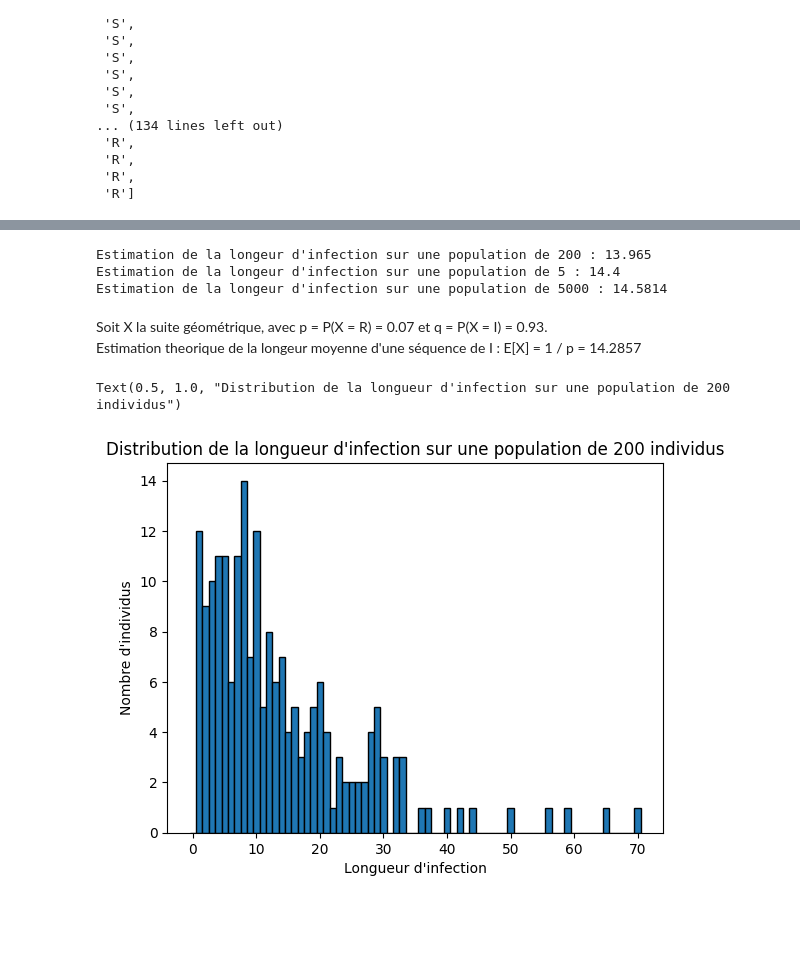
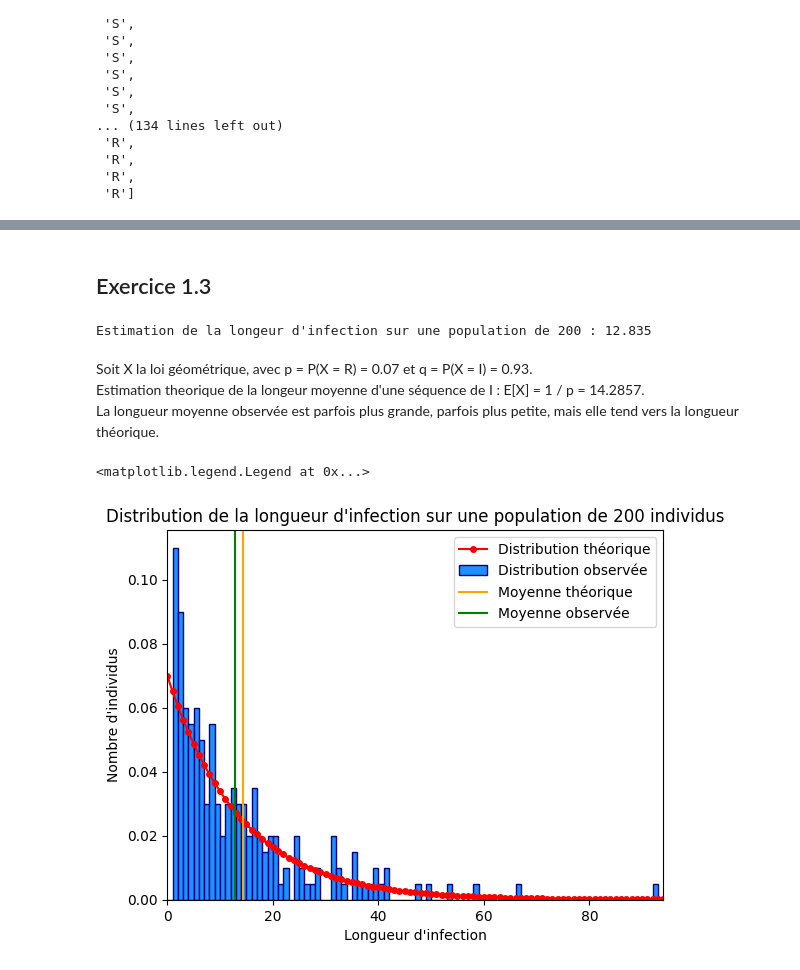
Before and after one commit to dorinm17/markov-chains, a Jupyter notebook: notebook.ipynb, the cells around one changed output, grey strips where cells are left out. Drawn from its saved outputs; the diff is of its cells as text; code cells hidden in the pictures; blank space fills up the shorter version.

Commit message:
1.3 Longueur de l’infection

```diff
--- a/notebook.ipynb
+++ b/notebook.ipynb
@@ -226,25 +226,32 @@ Text(0, 0.5, 'Probabilité')
-# %%
-I1 = [population1[i].count('I') for i in range(T)]
-I2 = [population2[i].count('I') for i in range(T)]
-I3 = [population3[i].count('I') for i in range(T)]
-
-print("Estimation de la longeur d'infection sur une population de", N1, ":", sum(I1) / N1)
-print("Estimation de la longeur d'infection sur une population de", N2, ":", sum(I2) / N2)
-print("Estimation de la longeur d'infection sur une population de", N3, ":", sum(I3) / N3)
-# %% [output]
-Estimation de la longeur d'infection sur une population de 200 : 13.965
-Estimation de la longeur d'infection sur une population de 5 : 14.4
-Estimation de la longeur d'infection sur une population de 5000 : 14.5814
+# %% [markdown]
+## Exercice 1.3
+# %%
+I = [population1[i].count('I') for i in range(T)]
+m_obs = sum(I) / N1
+
+print("Estimation de la longeur d'infection sur une population de", N1, ":", m_obs)
+# %% [output]
+Estimation de la longeur d'infection sur une population de 200 : 12.835
 # %% [markdown]
-Soit X la suite géométrique, avec p = P(X = R) = 0.07 et q = P(X = I) = 0.93. \
-Estimation theorique de la longeur moyenne d'une séquence de I : E[X] = 1 / p = 14.2857
+Soit X la loi géométrique, avec p = P(X = R) = 0.07 et q = P(X = I) = 0.93. \
+Estimation theorique de la longeur moyenne d'une séquence de I : E[X] = 1 / p = 14.2857. \
+La longueur moyenne observée est parfois plus grande, parfois plus petite, mais elle tend vers la longueur théorique.
 # %%
-I1 = [sum(1 for j in range(T) if population1[j][i] == 'I') for i in range(N1)]
+I = [sum(1 for j in range(T) if population1[j][i] == 'I') for i in range(N1)]
+p = 0.07
+q = 0.93
+X_geom = [p * q ** i for i in range(T)]
+m_th = 1 / p
 
-plt.hist(I1, bins = range(max(I1) + 1), edgecolor='black', align='left')
+plt.plot(range(T), X_geom, '-o', markersize=4, color='red', label='Distribution théorique')
+plt.hist(I, bins = range(max(I) + 1), density=True, color='dodgerblue', edgecolor='navy', label='Distribution observée')
+plt.xlim([0, min(max(I) + 1, T)])
+plt.axvline(m_th, color='orange', label='Moyenne théorique')
+plt.axvline(m_obs, color='green', label='Moyenne observée')
 plt.ylabel("Nombre d'individus")
 plt.xlabel("Longueur d'infection")
 plt.title("Distribution de la longueur d'infection sur une population de " + str(N1) + " individus")
+plt.legend()
 # %% [output]
-Text(0.5, 1.0, "Distribution de la longueur d'infection sur une population de 200 individus")
+<matplotlib.legend.Legend at 0x...>
-[figure, old version]
+[figure, new version]
```
Also changed, not shown: parts of 8 cells of this notebook, 2 other files.
